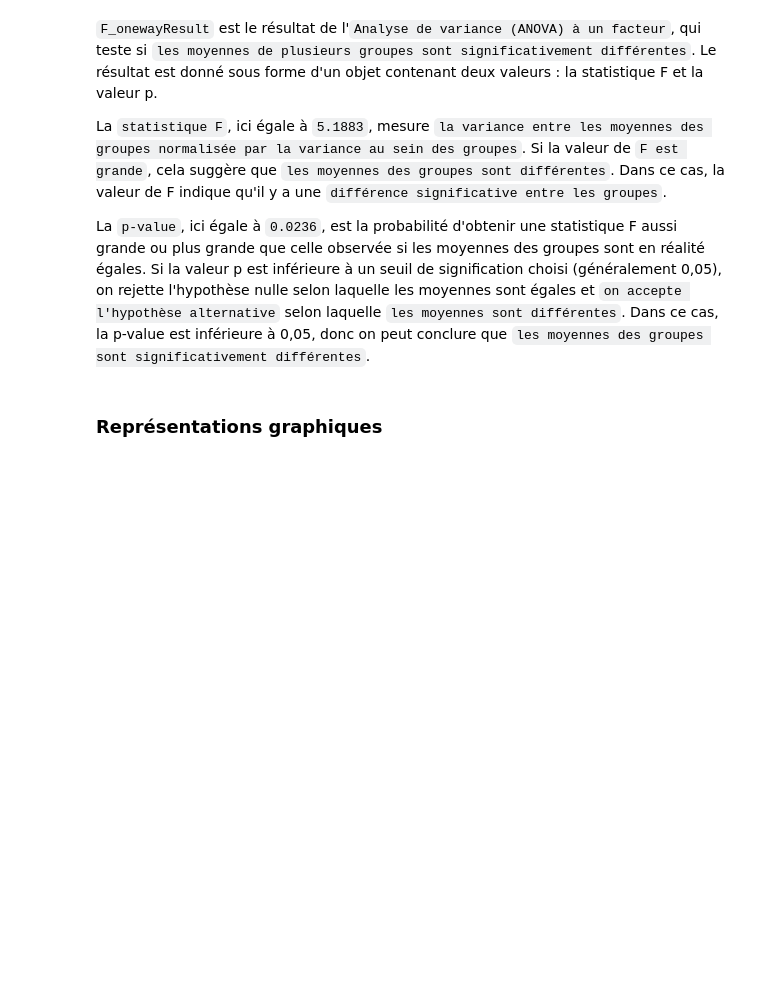
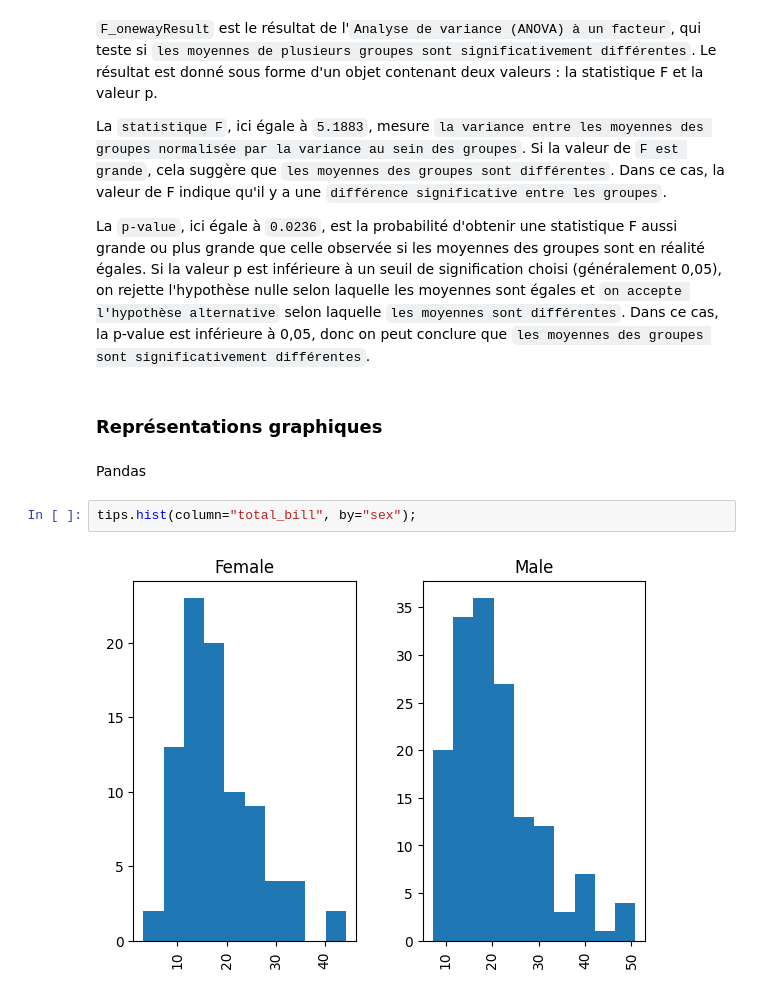
Before and after one commit to DavidTGAUTIER/mini-projects, a Jupyter notebook: Pandas-Stats/stats.ipynb, the cells around one changed output. Cells and saved outputs as stored; diff of their text form; blank space fills up the shorter version.

```diff
--- a/Pandas-Stats/stats.ipynb
+++ b/Pandas-Stats/stats.ipynb
@@ -1115,3 +1117,9 @@ La `statistique F`, ici égale à `5.1883`, mesure `la variance entre les moyenn
 La `p-value`, ici égale à `0.0236`, est la probabilité d'obtenir une statistique F aussi grande ou plus grande que celle observée si les moyennes des groupes sont en réalité égales. Si la valeur p est inférieure à un seuil de signification choisi (généralement 0,05), on rejette l'hypothèse nulle selon laquelle les moyennes sont égales et `on accepte l'hypothèse alternative` selon laquelle `les moyennes sont différentes`. Dans ce cas, la p-value est inférieure à 0,05, donc on peut conclure que `les moyennes des groupes sont significativement différentes`.
 # %% [markdown]
 ### Représentations graphiques
+# %% [markdown]
+Pandas
+# %%
+tips.hist(column="total_bill", by="sex");
+# %% [output]
+[figure, added]
```
Also changed, not shown: parts of 10 cells of this notebook.
